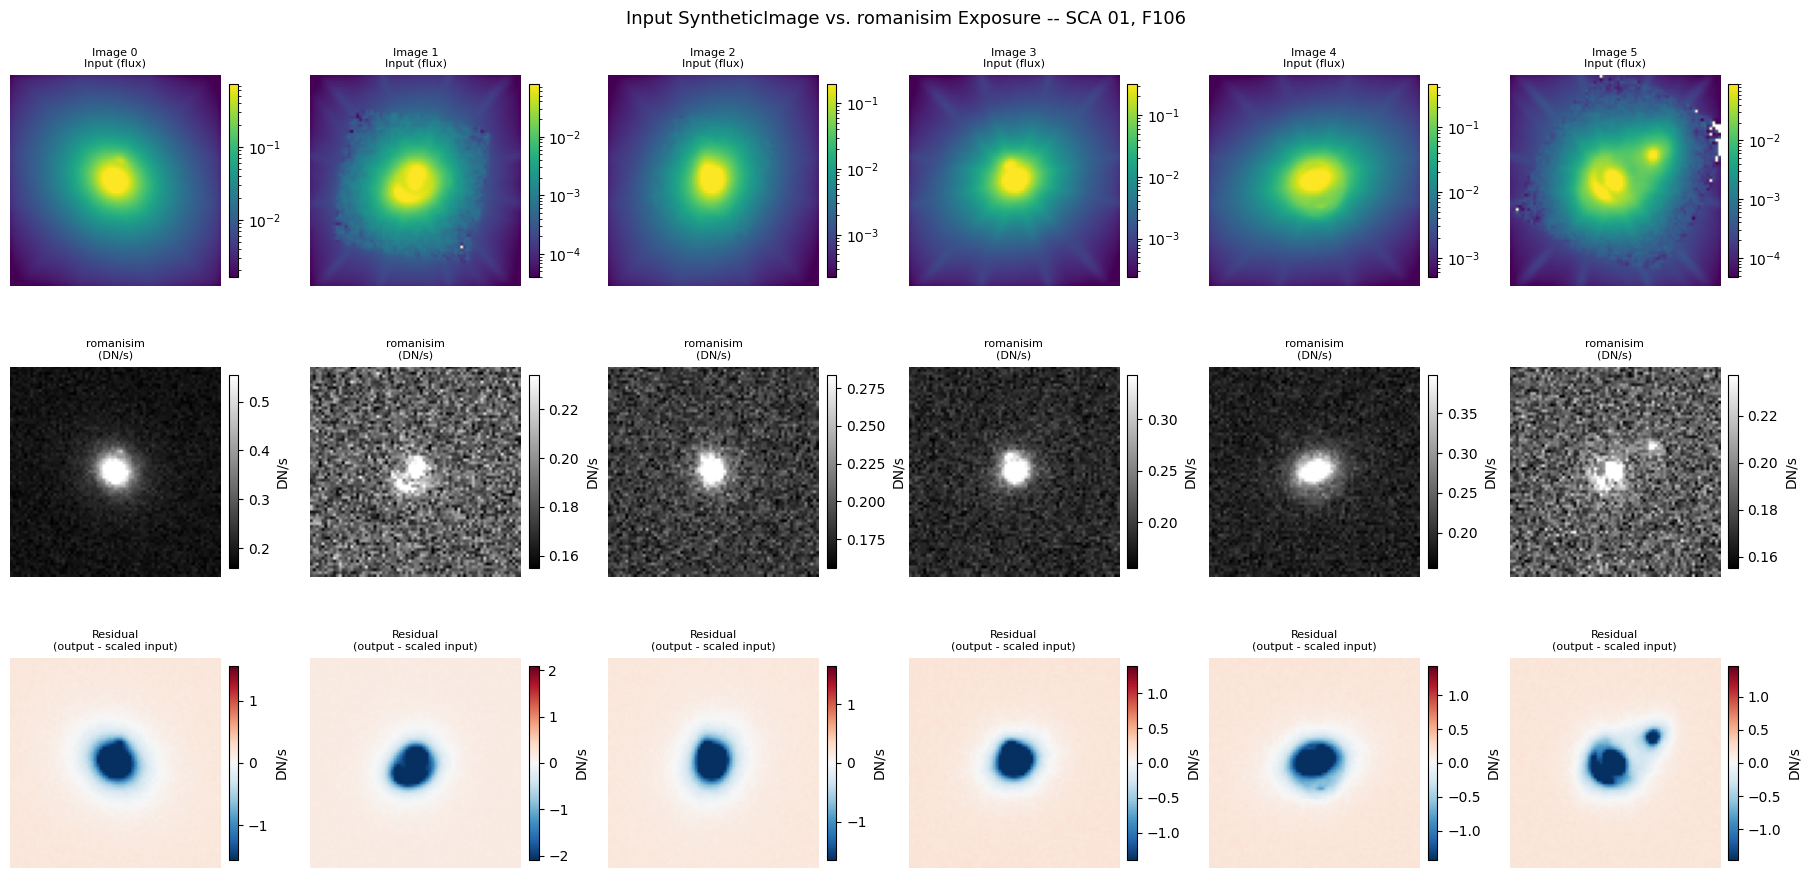
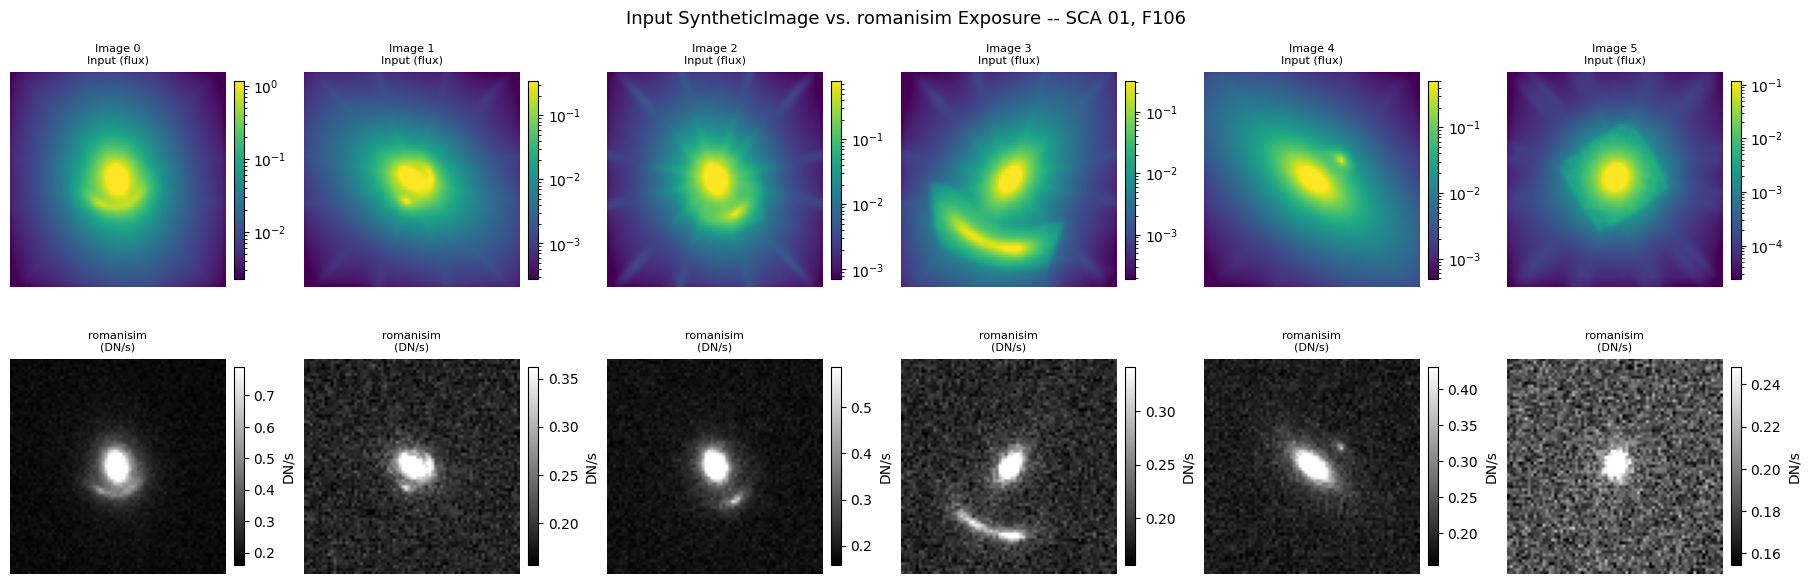
Code edit (unified diff) that turned the first committed figure into the second:
--- before
+++ after
@@ -1,4 +1,4 @@
 n_show = min(6, n_images)
-fig, axes = plt.subplots(3, n_show, figsize=(3 * n_show, 9), constrained_layout=True)
+fig, axes = plt.subplots(2, n_show, figsize=(3 * n_show, 6), constrained_layout=True)
 fig.suptitle(f'Input SyntheticImage vs. romanisim Exposure -- SCA {DEV_SCA:02d}, {DEV_BAND}', fontsize=13)
 
@@ -31,13 +31,3 @@
     axes[1, i].axis('off')
 
-    # row 2: residual (scale input to match output for visual comparison)
-    in_sum    = np.nansum(input_data)
-    in_scaled = input_data / in_sum * np.nansum(cutout) if in_sum != 0 else input_data
-    residual  = cutout - in_scaled
-    vlim      = max(np.nanpercentile(np.abs(residual), 98), 1e-6)
-    im2 = axes[2, i].imshow(residual, origin='lower', cmap='RdBu_r', vmin=-vlim, vmax=vlim)
-    plt.colorbar(im2, ax=axes[2, i], fraction=0.046, pad=0.04, label='DN/s')
-    axes[2, i].set_title('Residual\n(output - scaled input)', fontsize=8)
-    axes[2, i].axis('off')
-
 plt.show()

Commit: promote romanisim detector-sim into pipeline package